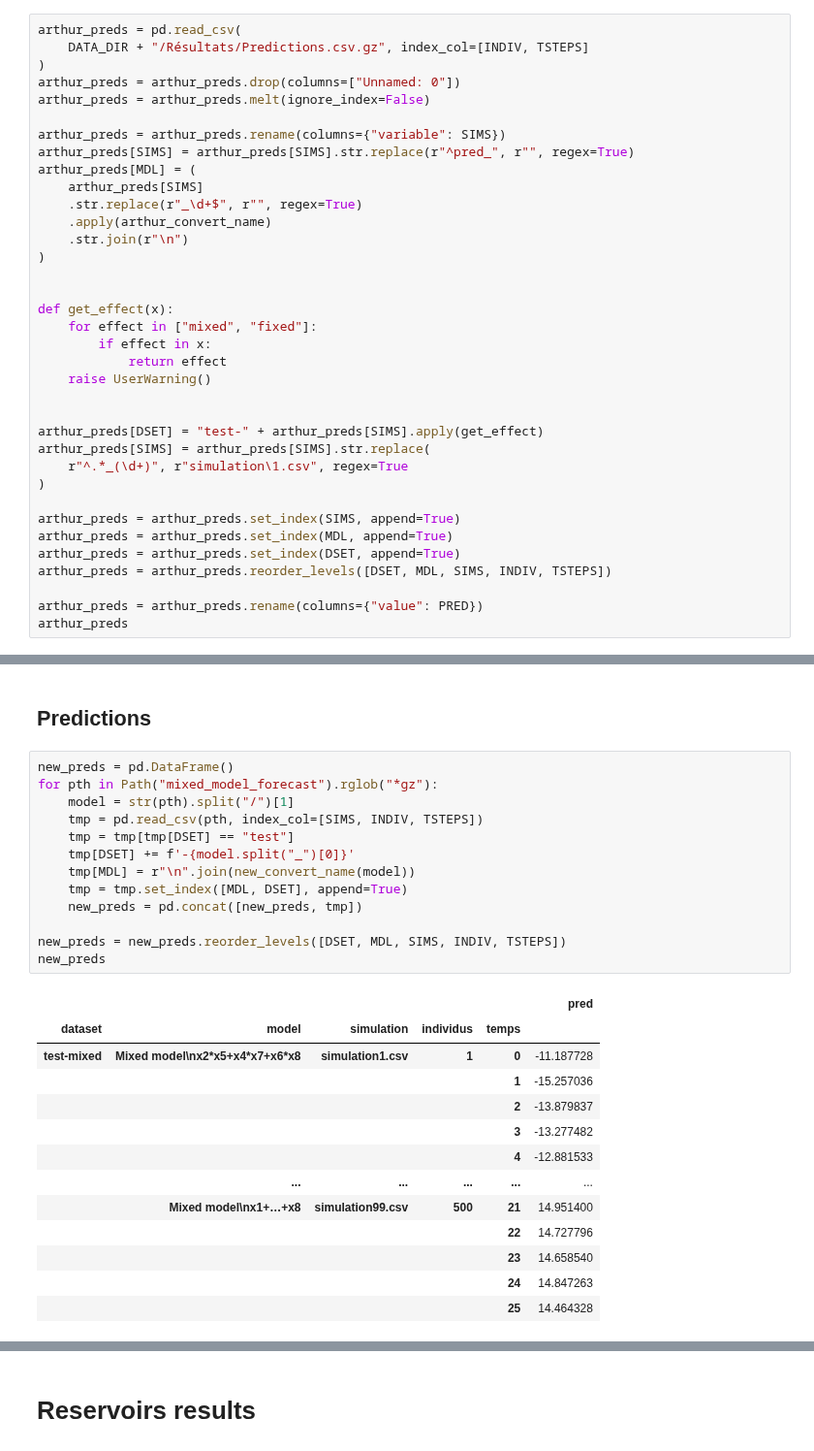
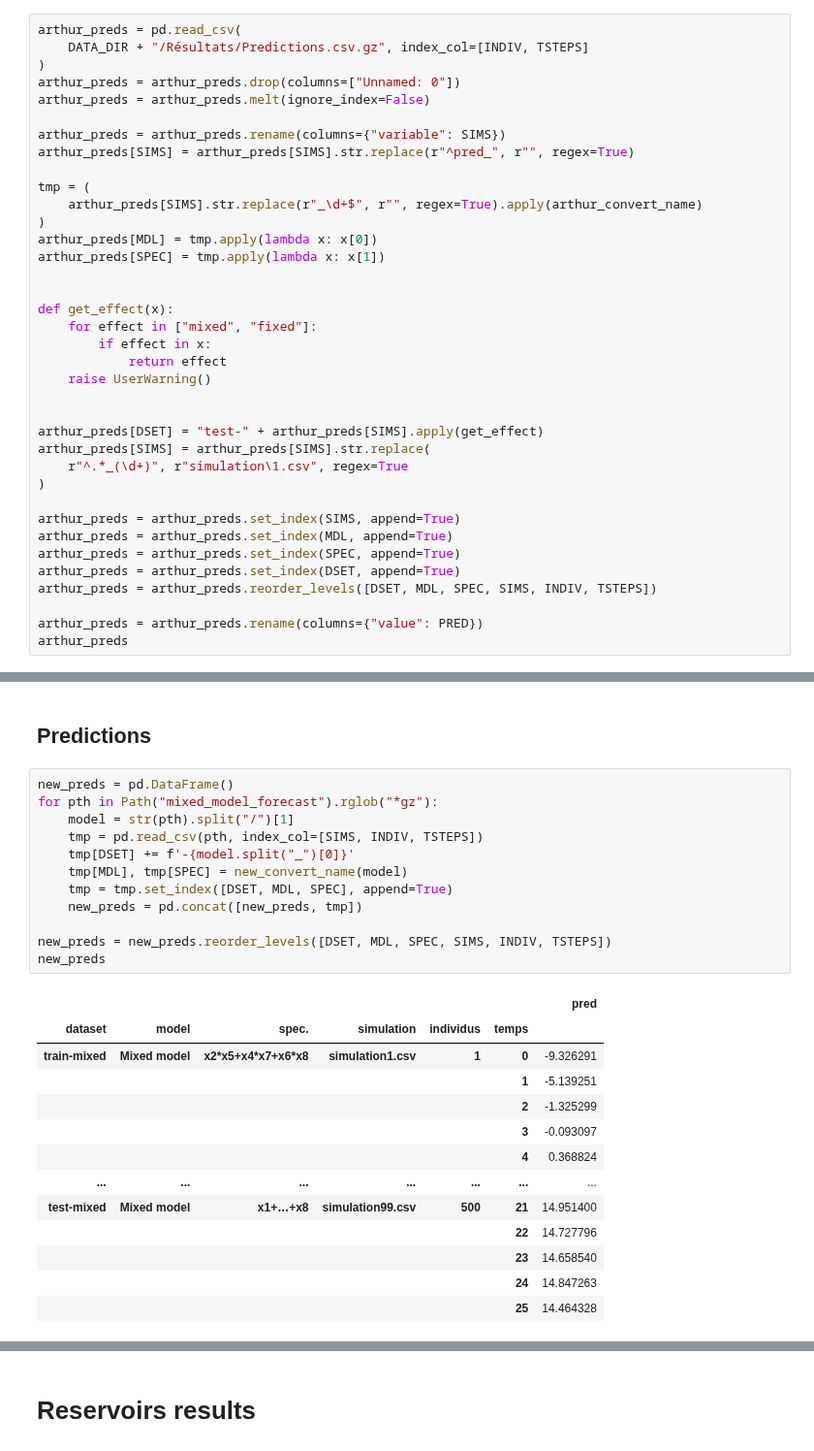
Before and after one commit to FrankwaP/subSISTM, a Jupyter notebook: models/metrics_analysis.ipynb, the cells around one changed output, grey strips where cells are left out. Shown at 97% size. Saved outputs shown, nothing was run; the diff lists cells and outputs as text.

```diff
--- a/models/metrics_analysis.ipynb
+++ b/models/metrics_analysis.ipynb
@@ -202,12 +212,12 @@ arthur_preds = arthur_preds.melt(ignore_index=False)
 
 arthur_preds = arthur_preds.rename(columns={"variable": SIMS})
 arthur_preds[SIMS] = arthur_preds[SIMS].str.replace(r"^pred_", r"", regex=True)
-arthur_preds[MDL] = (
-    arthur_preds[SIMS]
-    .str.replace(r"_\d+$", r"", regex=True)
-    .apply(arthur_convert_name)
-    .str.join(r"\n")
+
+tmp = (
+    arthur_preds[SIMS].str.replace(r"_\d+$", r"", regex=True).apply(arthur_convert_name)
 )
+arthur_preds[MDL] = tmp.apply(lambda x: x[0])
+arthur_preds[SPEC] = tmp.apply(lambda x: x[1])
 
 
 def get_effect(x):
@@ -224,8 +234,9 @@ arthur_preds[SIMS] = arthur_preds[SIMS].str.replace(
 
 arthur_preds = arthur_preds.set_index(SIMS, append=True)
 arthur_preds = arthur_preds.set_index(MDL, append=True)
+arthur_preds = arthur_preds.set_index(SPEC, append=True)
 arthur_preds = arthur_preds.set_index(DSET, append=True)
-arthur_preds = arthur_preds.reorder_levels([DSET, MDL, SIMS, INDIV, TSTEPS])
+arthur_preds = arthur_preds.reorder_levels([DSET, MDL, SPEC, SIMS, INDIV, TSTEPS])
 
 arthur_preds = arthur_preds.rename(columns={"value": PRED})
 arthur_preds
@@ -349,27 +361,26 @@ new_metrics
 # %%
 new_preds = pd.DataFrame()
 for pth in Path("mixed_model_forecast").rglob("*gz"):
     model = str(pth).split("/")[1]
     tmp = pd.read_csv(pth, index_col=[SIMS, INDIV, TSTEPS])
-    tmp = tmp[tmp[DSET] == "test"]
     tmp[DSET] += f'-{model.split("_")[0]}'
-    tmp[MDL] = r"\n".join(new_convert_name(model))
-    tmp = tmp.set_index([MDL, DSET], append=True)
+    tmp[MDL], tmp[SPEC] = new_convert_name(model)
+    tmp = tmp.set_index([DSET, MDL, SPEC], append=True)
     new_preds = pd.concat([new_preds, tmp])
 
-new_preds = new_preds.reorder_levels([DSET, MDL, SIMS, INDIV, TSTEPS])
+new_preds = new_preds.reorder_levels([DSET, MDL, SPEC, SIMS, INDIV, TSTEPS])
 new_preds
 # %% [output]
-|  |  |  |  |  | pred |
-| dataset | model | simulation | individus | temps |  |
-| test-mixed | Mixed model\nx2*x5+x4*x7+x6*x8 | simulation1.csv | 1 | 0 | -11.187728 |
-|  |  |  |  | 1 | -15.257036 |
-|  |  |  |  | 2 | -13.879837 |
-|  |  |  |  | 3 | -13.277482 |
-|  |  |  |  | 4 | -12.881533 |
-|  | ... | ... | ... | ... | ... |
-|  | Mixed model\nx1+…+x8 | simulation99.csv | 500 | 21 | 14.951400 |
-|  |  |  |  | 22 | 14.727796 |
-|  |  |  |  | 23 | 14.658540 |
-|  |  |  |  | 24 | 14.847263 |
-|  |  |  |  | 25 | 14.464328 |
+|  |  |  |  |  |  | pred |
+| dataset | model | spec. | simulation | individus | temps |  |
+| train-mixed | Mixed model | x2*x5+x4*x7+x6*x8 | simulation1.csv | 1 | 0 | -9.326291 |
+|  |  |  |  |  | 1 | -5.139251 |
+|  |  |  |  |  | 2 | -1.325299 |
+|  |  |  |  |  | 3 | -0.093097 |
+|  |  |  |  |  | 4 | 0.368824 |
+| ... | ... | ... | ... | ... | ... | ... |
+| test-mixed | Mixed model | x1+…+x8 | simulation99.csv | 500 | 21 | 14.951400 |
+|  |  |  |  |  | 22 | 14.727796 |
+|  |  |  |  |  | 23 | 14.658540 |
+|  |  |  |  |  | 24 | 14.847263 |
+|  |  |  |  |  | 25 | 14.464328 |
```
Also changed, not shown: parts of 46 cells of this notebook.
